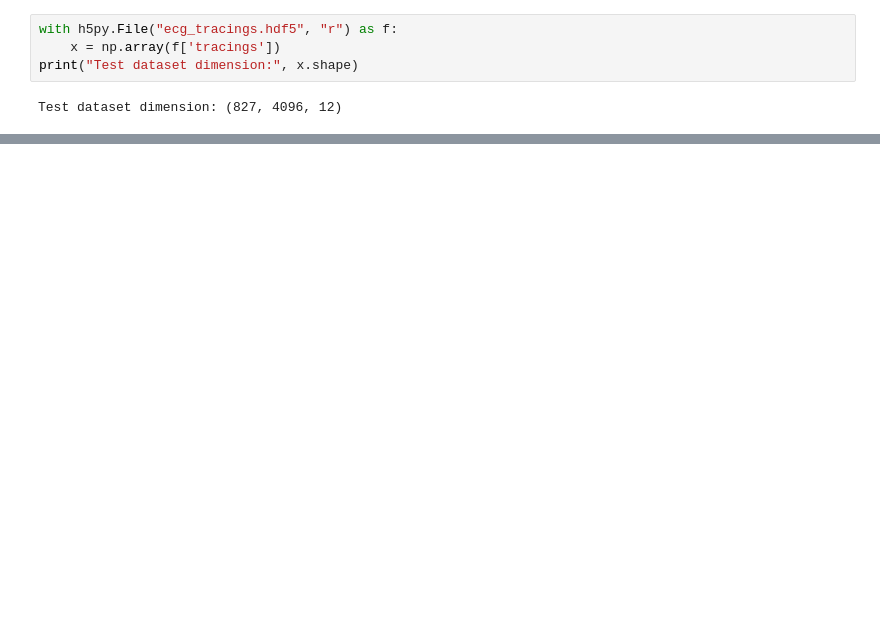
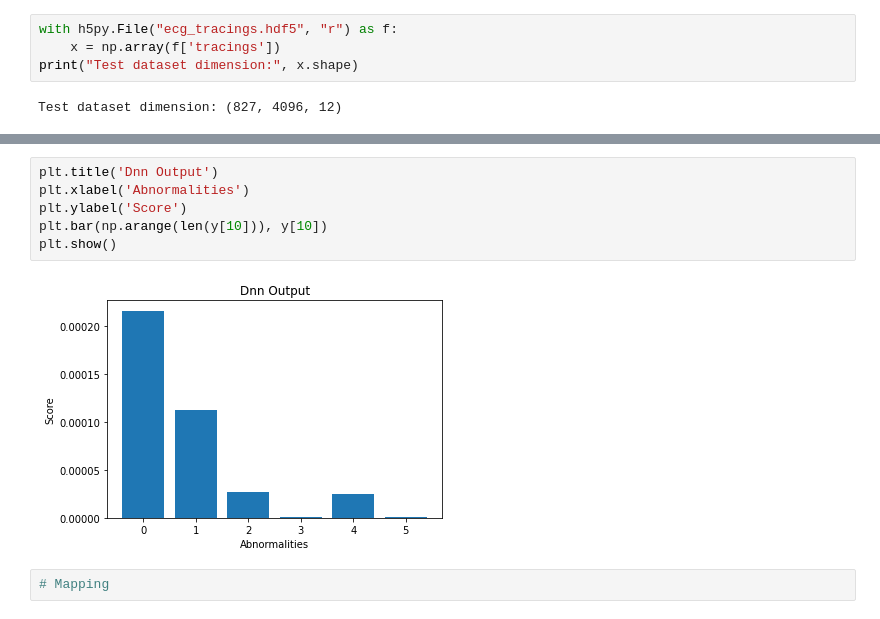
Before and after one commit to mdmamunhasan/automatic-ecg-diagnosis, a Jupyter notebook: data_explore.ipynb, the cells around one changed output, grey strips where cells are left out. Drawn from its saved outputs; the diff is of its cells as text; blank space fills up the shorter version.

```diff
--- a/data_explore.ipynb
+++ b/data_explore.ipynb
@@ -16,0 +26,10 @@ plt.show()
+# %%
+plt.title('Dnn Output')
+plt.xlabel('Abnormalities')
+plt.ylabel('Score')
+plt.bar(np.arange(len(y[10])), y[10])
+plt.show()
+# %% [output]
+[figure, added]
+# %%
+# Mapping
```
Also changed, not shown: parts of 4 cells of this notebook, 1 other file.
